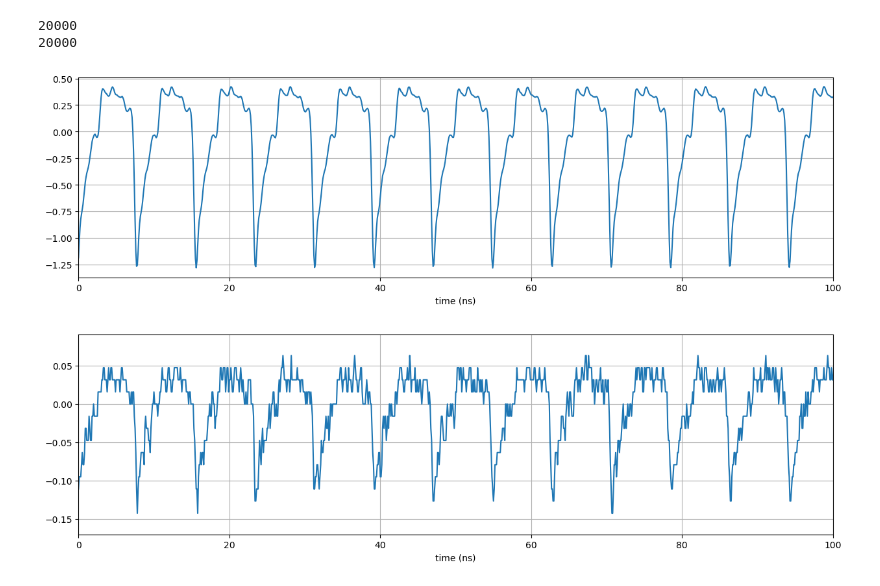
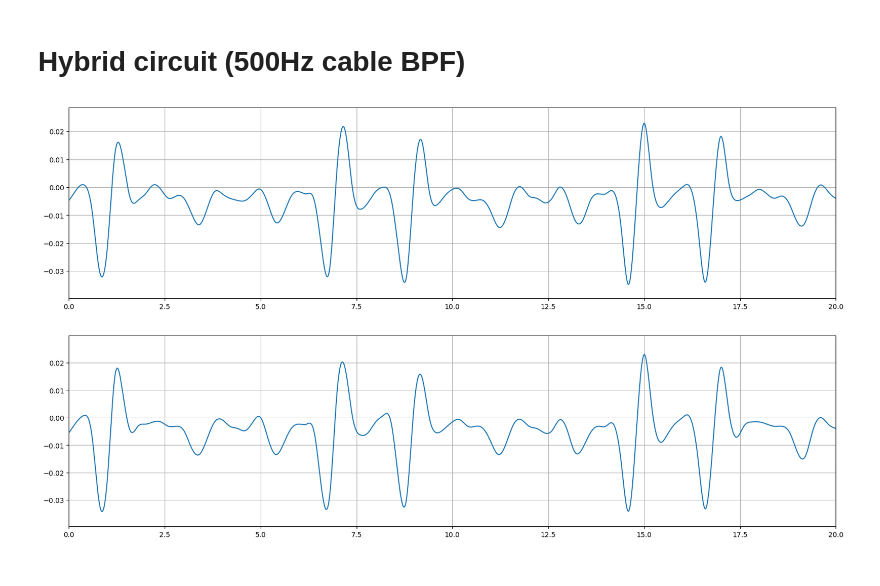
Before and after one commit to slaclab/kek-bpm-rfsoc-dev, a Jupyter notebook: software/notebooks/hybrid_waveform.ipynb, the cells around one changed output. Saved outputs shown, nothing was run; the diff lists cells and outputs as text; code cells hidden in the pictures.

```diff
--- a/software/notebooks/hybrid_waveform.ipynb
+++ b/software/notebooks/hybrid_waveform.ipynb
@@ -1,56 +1,32 @@
-# %%
-# Load the .CSV file of the waveform
-import csv
-import os
-
-import matplotlib.pyplot as plt
-import numpy as np
-import math
-
-# Parameters
-top_level=f'{os.getcwd()}/..'
-path    = f'{top_level}/data/RefCurve_2023-10-26_2_185318.Wfm.csv'
-size    = 20000 # Number of data points in the file
-timeBin = 1E-1 # Unit of ns
-freqBin = (0.5E+3/timeBin)/float(size//2) # Units of MHz
-
-timeSteps = np.linspace(0, timeBin*(size-1), num=size)
-wave_a = []
-wave_c = []
-
-with open(path) as csv_file:
-    csv_reader = csv.reader(csv_file)
-    for row in csv_reader:
-        values = row[0].split(';')
-        if len(values) == 2:
-            wave_a.append(float(values[0]))
-            wave_c.append(float(values[1]))
-
-
-print(len(wave_a))
-print(len(wave_c))
-# %% [output]
-20000
-20000
+# %% [markdown]
+# Hybrid circuit (500Hz cable BPF)
+# %%
+import os
+import matplotlib.pyplot as plt
+import numpy as np
+import math
+import random
+
+# Parameters
+top_level=f'{os.getcwd()}/..'
+path    = f'{top_level}/data/hybrid_waveform.npy'
+
+waveform=np.load(path)
 # %%
-#wave A
-t=np.arange(0,len(wave_a))*0.1
-plt.figure(figsize=(15,4))
-plt.plot(t,wave_a)
-plt.xlim(0,100)
+t=np.arange(0,len(waveform[0]))*10e-3
+plt.figure(figsize=(20,5))
+plt.plot(t,waveform[0])
+plt.xlim(0,20)
 plt.grid()
-plt.xlabel("time (ns)")
 plt.show()
 # %% [output]
-[figure, old version]
+[figure, new version]
 # %%
-#wave C
-t=np.arange(0,len(wave_c))*0.1
-plt.figure(figsize=(15,4))
-plt.plot(t,wave_c)
-plt.xlim(0,100)
+t=np.arange(0,len(waveform[1]))*10e-3
+plt.figure(figsize=(20,5))
+plt.plot(t,waveform[1])
+plt.xlim(0,20)
 plt.grid()
-plt.xlabel("time (ns)")
 plt.show()
 # %% [output]
-[figure, old version]
+[figure, new version]
```
Also changed, not shown: parts of 13 cells of this notebook, 2 other files.
